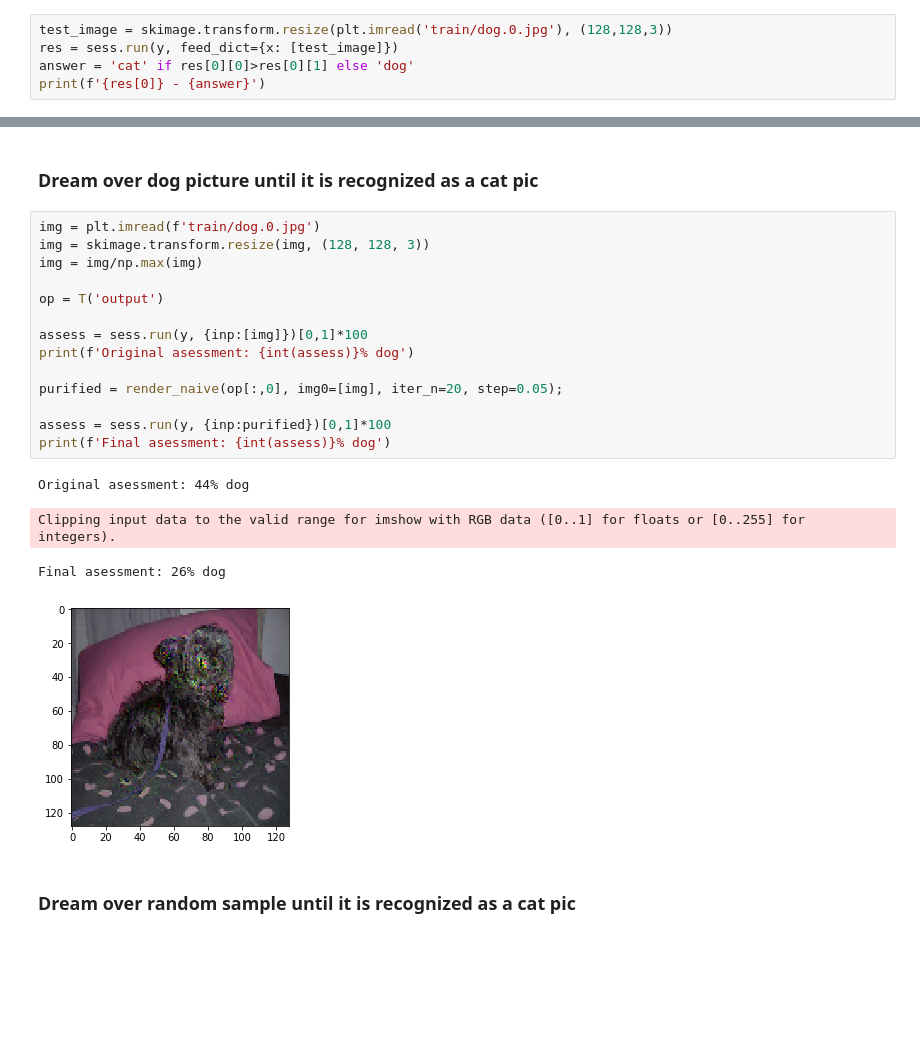
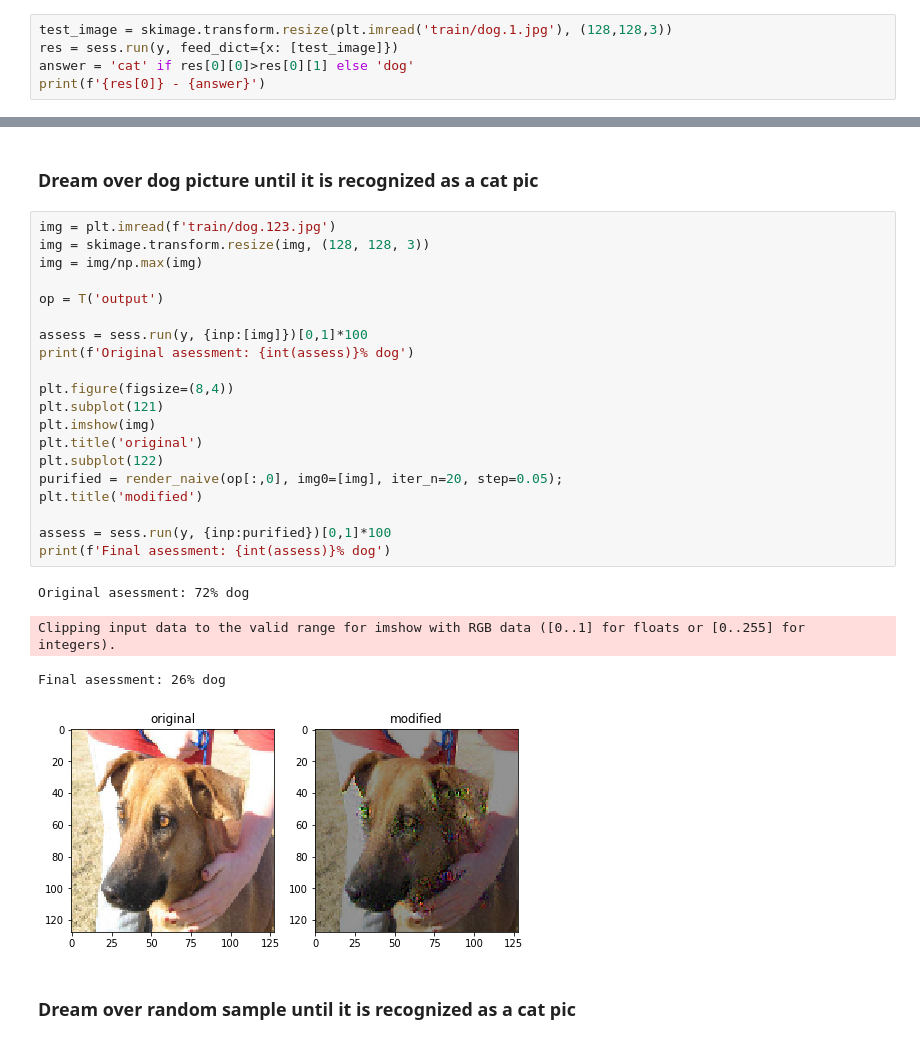
Before and after one commit to aweas/deep_dreaming_dogs, a Jupyter notebook: deep_dreamer.ipynb, the cells around one changed output, grey strips where cells are left out. Drawn from its saved outputs; the diff is of its cells as text; blank space fills up the shorter version.

```diff
--- a/deep_dreamer.ipynb
+++ b/deep_dreamer.ipynb
@@ -30,7 +30,7 @@ y = graph.get_tensor_by_name('output:0')
 # %% [markdown]
 # Testing model accuracy (just in case)
 # %%
-test_image = skimage.transform.resize(plt.imread('train/dog.0.jpg'), (128,128,3))
+test_image = skimage.transform.resize(plt.imread('train/dog.1.jpg'), (128,128,3))
 res = sess.run(y, feed_dict={x: [test_image]})
 answer = 'cat' if res[0][0]>res[0][1] else 'dog'
 print(f'{res[0]} - {answer}')
@@ -206,24 +207,30 @@ Clipping input data to the valid range for imshow with RGB data ([0..1] for floa
 # %% [markdown]
 ### Dream over dog picture until it is recognized as a cat pic
 # %%
-img = plt.imread(f'train/dog.0.jpg')
+img = plt.imread(f'train/dog.123.jpg')
 img = skimage.transform.resize(img, (128, 128, 3))
 img = img/np.max(img)
 
 op = T('output')
 
 assess = sess.run(y, {inp:[img]})[0,1]*100
 print(f'Original asessment: {int(assess)}% dog')
 
+plt.figure(figsize=(8,4))
+plt.subplot(121)
+plt.imshow(img)
+plt.title('original')
+plt.subplot(122)
 purified = render_naive(op[:,0], img0=[img], iter_n=20, step=0.05);
+plt.title('modified')
 
 assess = sess.run(y, {inp:purified})[0,1]*100
 print(f'Final asessment: {int(assess)}% dog')
 # %% [output]
-Original asessment: 44% dog
+Original asessment: 72% dog
 Clipping input data to the valid range for imshow with RGB data ([0..1] for floats or [0..255] for integers).
 Final asessment: 26% dog
-[figure, old version]
+[figure, new version]
 # %% [markdown]
 ### Dream over random sample until it is recognized as a cat pic
 # %%
```
Also changed, not shown: parts of 12 cells of this notebook.
